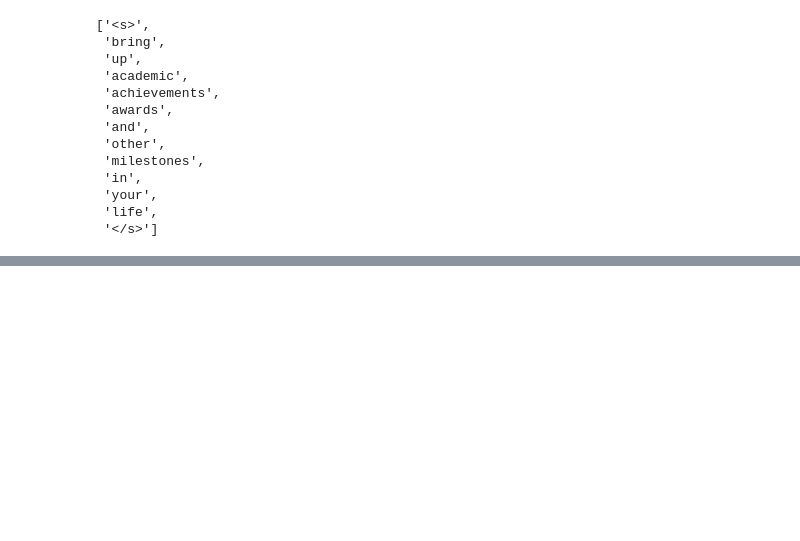
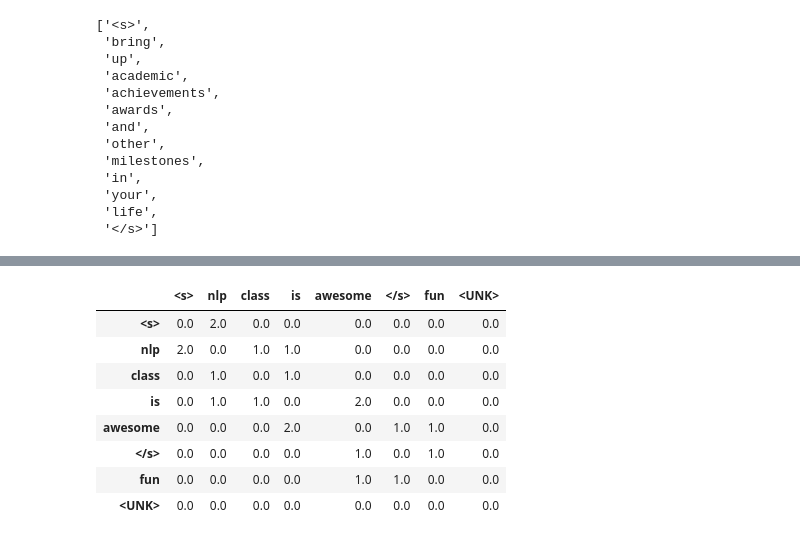
Before and after one commit to nicholasosaka/4111-natural-language-processing, a Jupyter notebook: Assignment6.ipynb, the cells around one changed output, grey strips where cells are left out. Drawn from its saved outputs; the diff is of its cells as text; code cells hidden in the pictures; blank space fills up the shorter version.

```diff
--- a/Assignment6.ipynb
+++ b/Assignment6.ipynb
@@ -108,0 +205,12 @@ a.compute()
+# %%
+test.comatrix
+# %% [output]
+|  | <s> | nlp | class | is | awesome | </s> | fun | <UNK> |
+| <s> | 0.0 | 2.0 | 0.0 | 0.0 | 0.0 | 0.0 | 0.0 | 0.0 |
+| nlp | 2.0 | 0.0 | 1.0 | 1.0 | 0.0 | 0.0 | 0.0 | 0.0 |
+| class | 0.0 | 1.0 | 0.0 | 1.0 | 0.0 | 0.0 | 0.0 | 0.0 |
+| is | 0.0 | 1.0 | 1.0 | 0.0 | 2.0 | 0.0 | 0.0 | 0.0 |
+| awesome | 0.0 | 0.0 | 0.0 | 2.0 | 0.0 | 1.0 | 1.0 | 0.0 |
+| </s> | 0.0 | 0.0 | 0.0 | 0.0 | 1.0 | 0.0 | 1.0 | 0.0 |
+| fun | 0.0 | 0.0 | 0.0 | 0.0 | 1.0 | 1.0 | 0.0 | 0.0 |
+| <UNK> | 0.0 | 0.0 | 0.0 | 0.0 | 0.0 | 0.0 | 0.0 | 0.0 |
```
Also changed, not shown: parts of 18 cells of this notebook.
